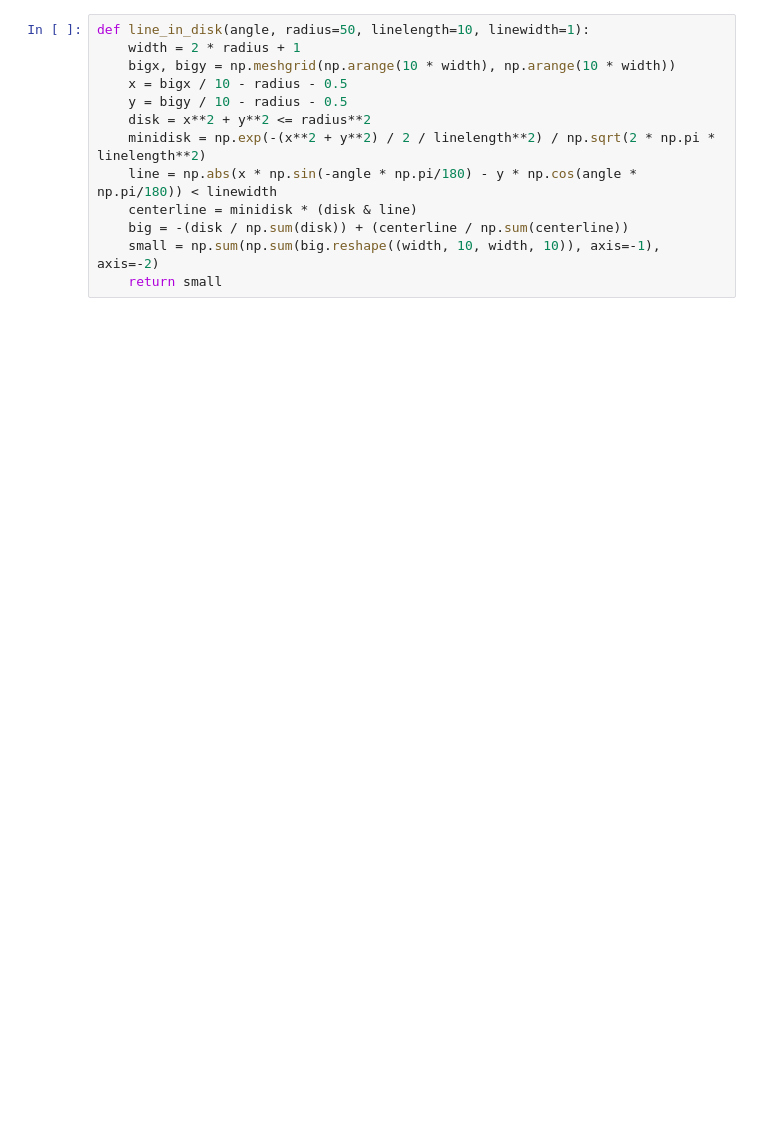
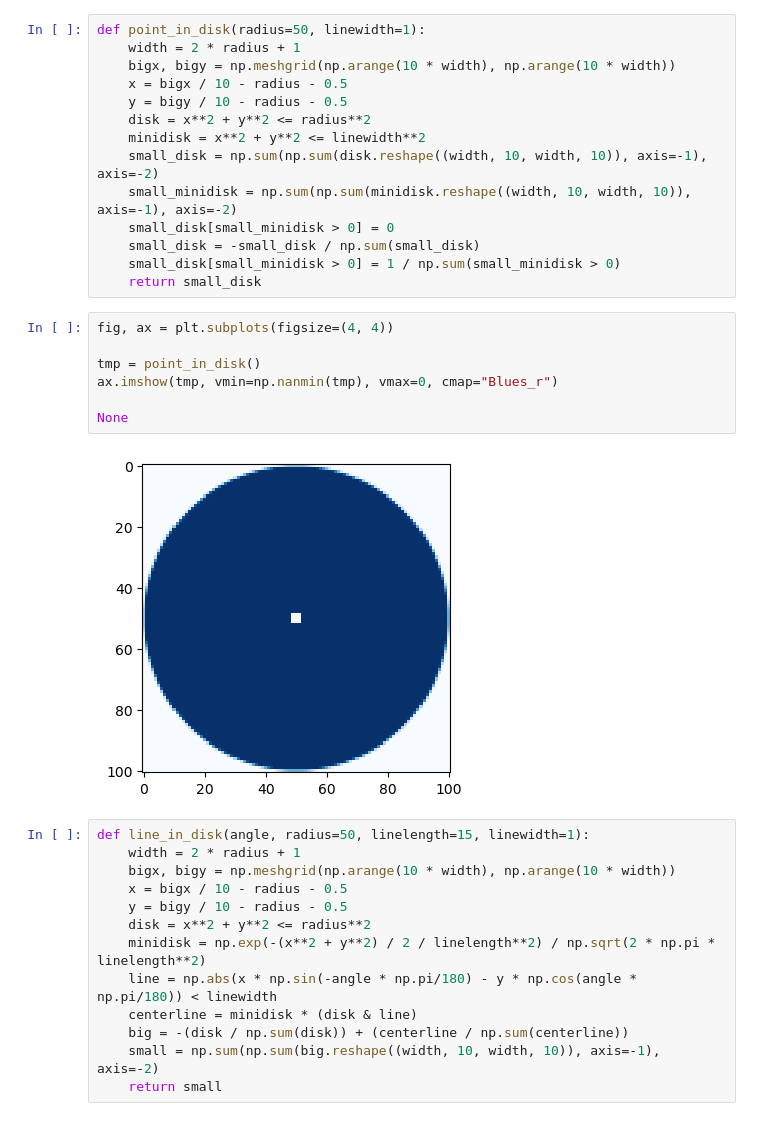
Before and after one commit to dsi-rse/gully-map, a Jupyter notebook: notebooks/connected-gullies.ipynb, the cells around one changed output. Cells and saved outputs as stored; diff of their text form; blank space fills up the shorter version.

```diff
--- a/notebooks/connected-gullies.ipynb
+++ b/notebooks/connected-gullies.ipynb
@@ -5,6 +12,29 @@ import matplotlib.pyplot as plt
 import rasterio
+# %%
+def point_in_disk(radius=50, linewidth=1):
+    width = 2 * radius + 1
+    bigx, bigy = np.meshgrid(np.arange(10 * width), np.arange(10 * width))
+    x = bigx / 10 - radius - 0.5
+    y = bigy / 10 - radius - 0.5
+    disk = x**2 + y**2 <= radius**2
+    minidisk = x**2 + y**2 <= linewidth**2
+    small_disk = np.sum(np.sum(disk.reshape((width, 10, width, 10)), axis=-1), axis=-2)
+    small_minidisk = np.sum(np.sum(minidisk.reshape((width, 10, width, 10)), axis=-1), axis=-2)
+    small_disk[small_minidisk > 0] = 0
+    small_disk = -small_disk / np.sum(small_disk)
+    small_disk[small_minidisk > 0] = 1 / np.sum(small_minidisk > 0)
+    return small_disk
+# %%
+fig, ax = plt.subplots(figsize=(4, 4))
+
+tmp = point_in_disk()
+ax.imshow(tmp, vmin=np.nanmin(tmp), vmax=0, cmap="Blues_r")
+
+None
+# %% [output]
+[figure, added]
 # %%
-def line_in_disk(angle, radius=50, linelength=10, linewidth=1):
+def line_in_disk(angle, radius=50, linelength=15, linewidth=1):
     width = 2 * radius + 1
     bigx, bigy = np.meshgrid(np.arange(10 * width), np.arange(10 * width))
     x = bigx / 10 - radius - 0.5
```
Also changed, not shown: parts of 29 cells of this notebook.
